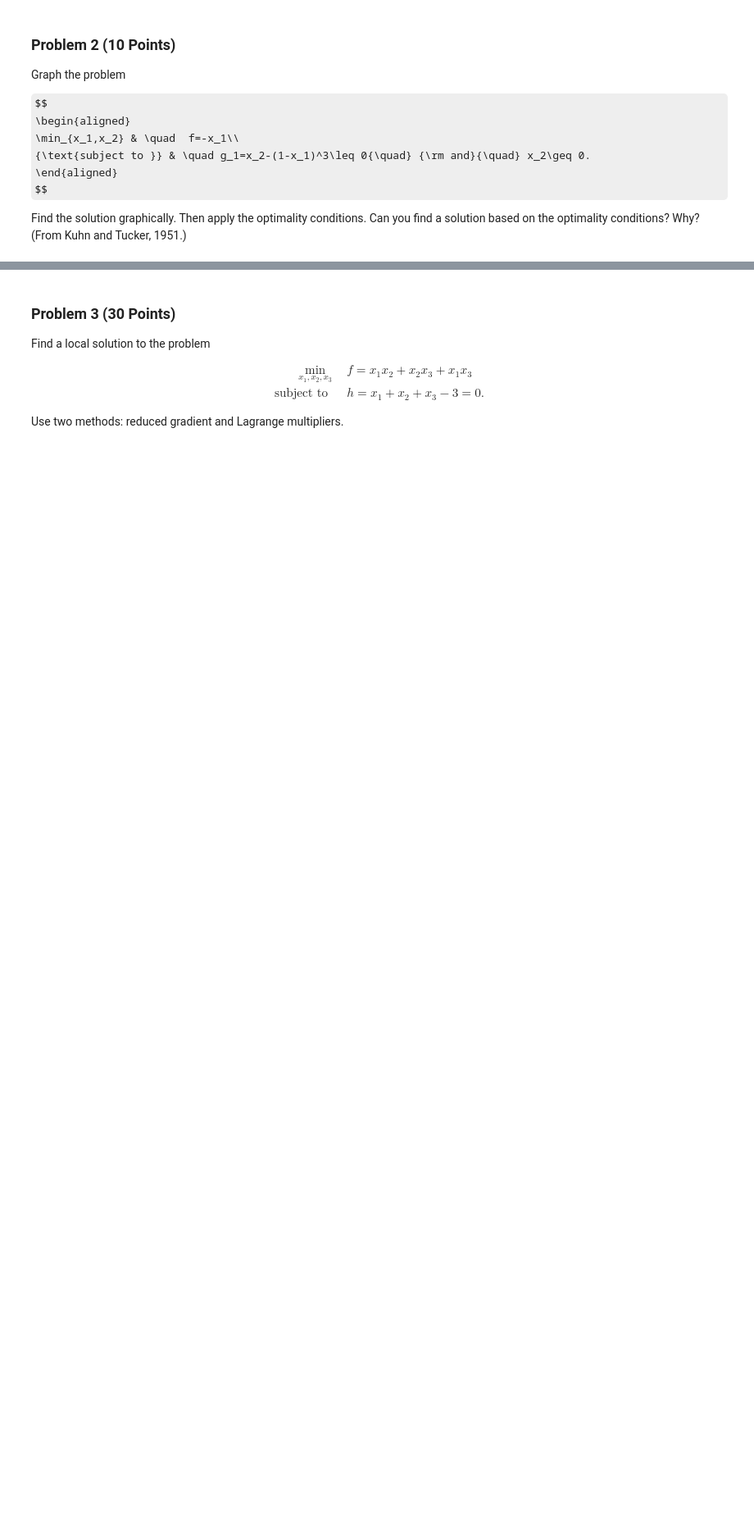
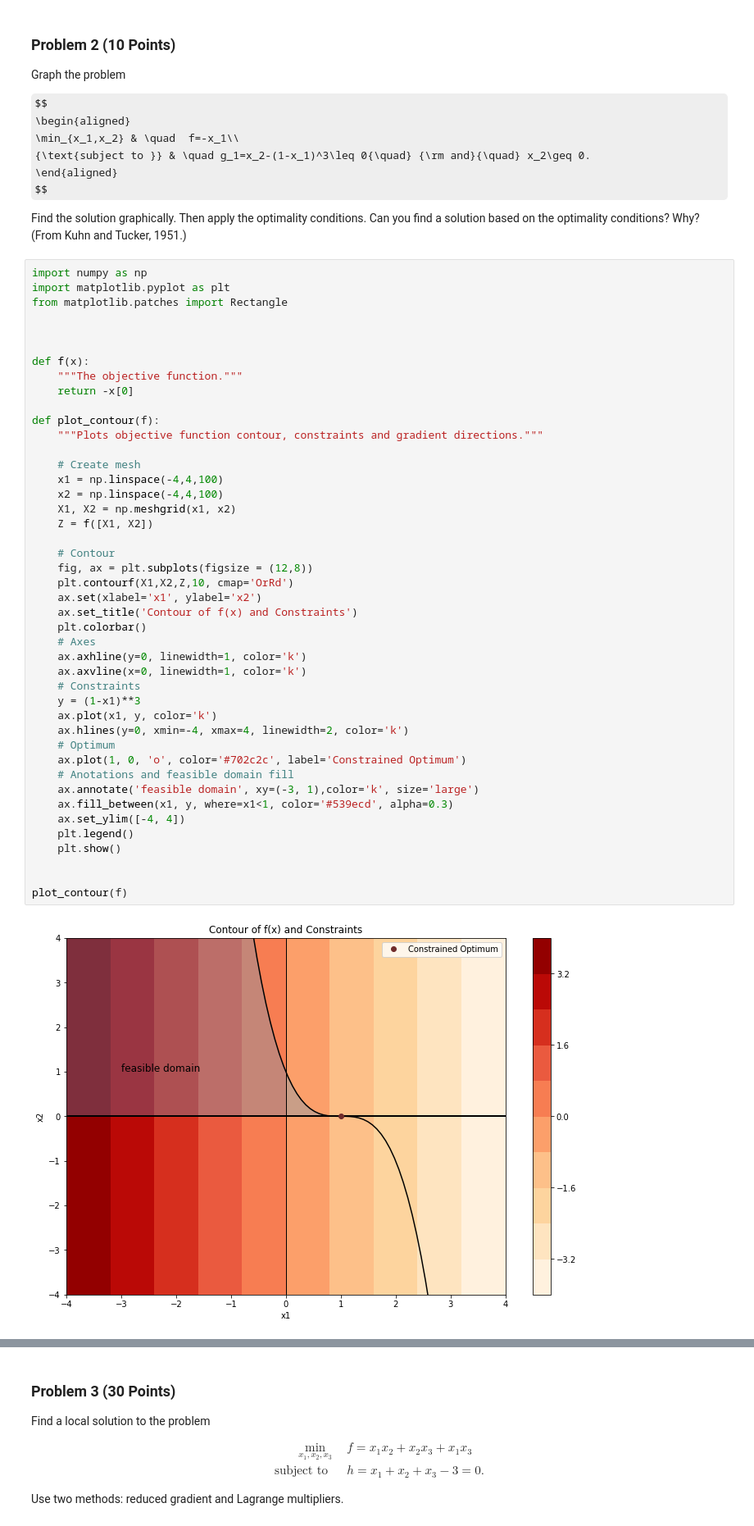
Before and after one commit to elena-ecn/optimization-F2021, a Jupyter notebook: Homework/Homework4/DesignOptimization_HW_4.ipynb, the cells around one changed output, grey strips where cells are left out. Shown at 82% size. Drawn from its saved outputs; the diff is of its cells as text; some formulas as TeX source; blank space fills up the shorter version.

```diff
--- a/Homework/Homework4/DesignOptimization_HW_4.ipynb
+++ b/Homework/Homework4/DesignOptimization_HW_4.ipynb
@@ -302,3 +302,49 @@ $$
 $$
 
 Find the solution graphically. Then apply the optimality conditions. Can you find a solution based on the optimality conditions? Why? (From Kuhn and Tucker, 1951.)
+# %%
+import numpy as np
+import matplotlib.pyplot as plt
+from matplotlib.patches import Rectangle
+
+
+
+def f(x):
+    """The objective function."""
+    return -x[0]
+
+def plot_contour(f):
+    """Plots objective function contour, constraints and gradient directions."""
+
+    # Create mesh
+    x1 = np.linspace(-4,4,100)
+    x2 = np.linspace(-4,4,100)
+    X1, X2 = np.meshgrid(x1, x2)
+    Z = f([X1, X2])
+
+    # Contour
+    fig, ax = plt.subplots(figsize = (12,8))
+    plt.contourf(X1,X2,Z,10, cmap='OrRd')
+    ax.set(xlabel='x1', ylabel='x2')
+    ax.set_title('Contour of f(x) and Constraints')
+    plt.colorbar()
+    # Axes
+    ax.axhline(y=0, linewidth=1, color='k')
+    ax.axvline(x=0, linewidth=1, color='k')
+    # Constraints
+    y = (1-x1)**3
+    ax.plot(x1, y, color='k')
+    ax.hlines(y=0, xmin=-4, xmax=4, linewidth=2, color='k')
+    # Optimum
+    ax.plot(1, 0, 'o', color='#702c2c', label='Constrained Optimum')
+    # Anotations and feasible domain fill
+    ax.annotate('feasible domain', xy=(-3, 1),color='k', size='large')
+    ax.fill_between(x1, y, where=x1<1, color='#539ecd', alpha=0.3)
+    ax.set_ylim([-4, 4])
+    plt.legend()
+    plt.show()
+
+
+plot_contour(f)
+# %% [output]
+[figure, added]
```
Also changed, not shown: parts of 1 cell of this notebook.
